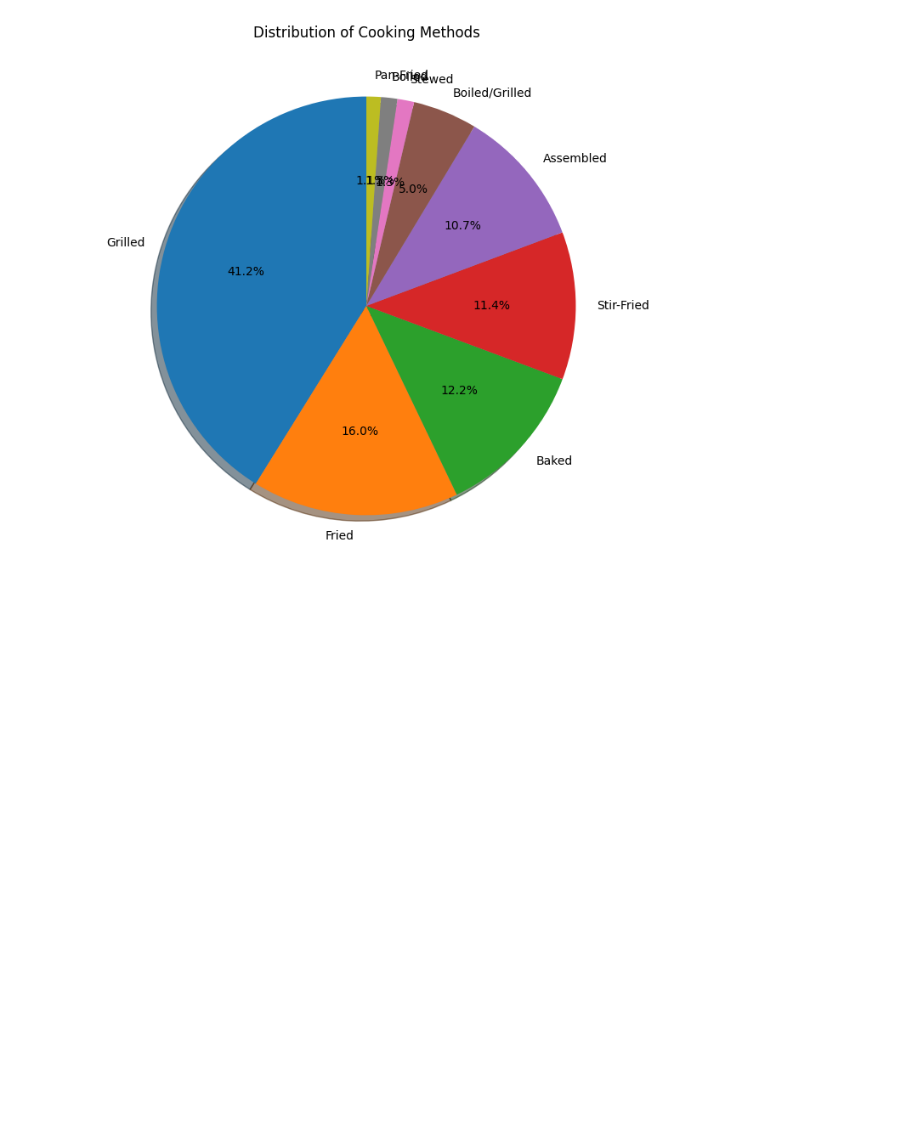
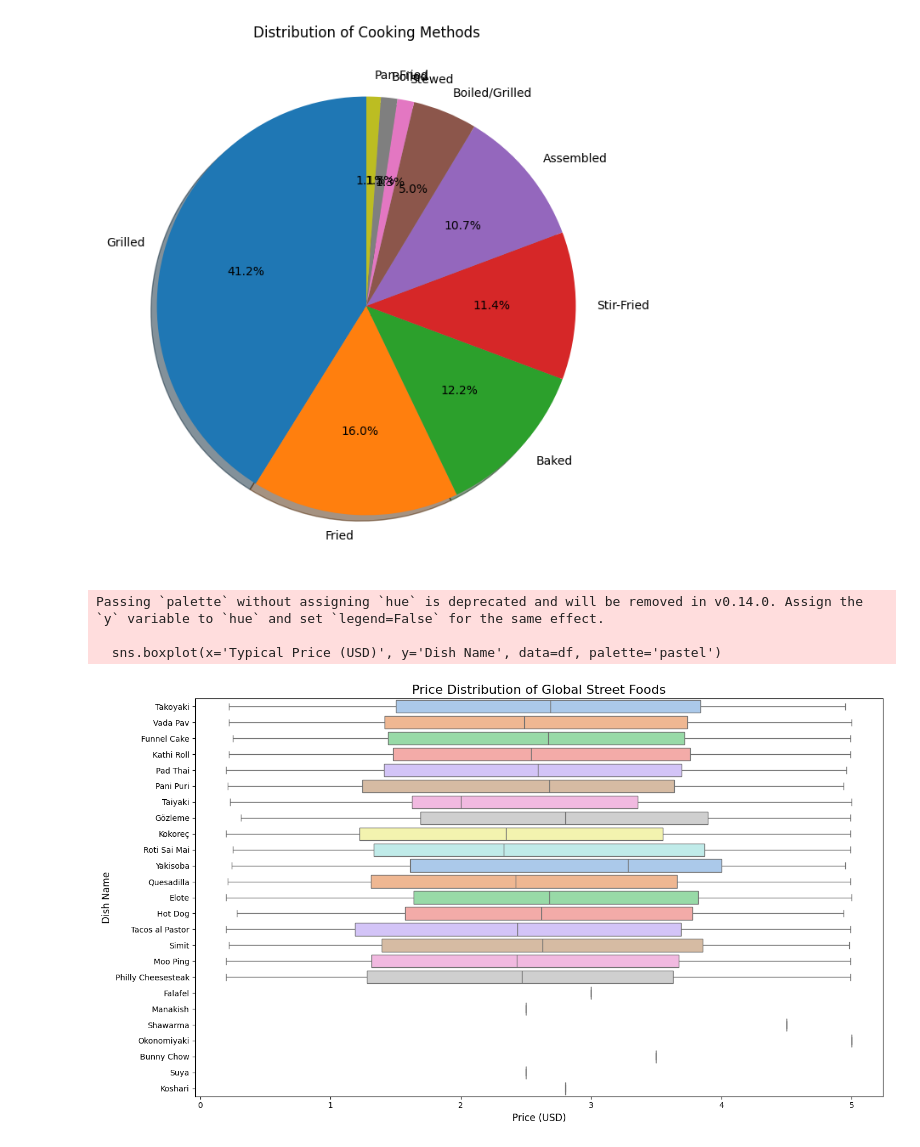
Before and after one commit to Yamm23/Learning-Macine-Learning, a Jupyter notebook: Global_Street_Food.ipynb, the cells around one changed output. Saved outputs shown, nothing was run; the diff lists cells and outputs as text; code cells hidden in the pictures; blank space fills up the shorter version.

Commit message:
Visualized the price range of each food.

```diff
--- a/Global_Street_Food.ipynb
+++ b/Global_Street_Food.ipynb
@@ -109,3 +109,20 @@ plt.ylabel('')
 plt.show()
 # %% [output]
 [figure]
+# %%
+import seaborn as sns
+plt.figure(figsize=(14, 8))
+
+sns.boxplot(x='Typical Price (USD)', y='Dish Name', data=df, palette='pastel')
+
+plt.title('Price Distribution of Global Street Foods', fontsize=16)
+plt.xlabel('Price (USD)', fontsize=12)
+plt.ylabel('Dish Name', fontsize=12)
+plt.tight_layout()
+
+plt.show()
+# %% [output]
+Passing `palette` without assigning `hue` is deprecated and will be removed in v0.14.0. Assign the `y` variable to `hue` and set `legend=False` for the same effect.
+
+  sns.boxplot(x='Typical Price (USD)', y='Dish Name', data=df, palette='pastel')
+[figure, added]
```
